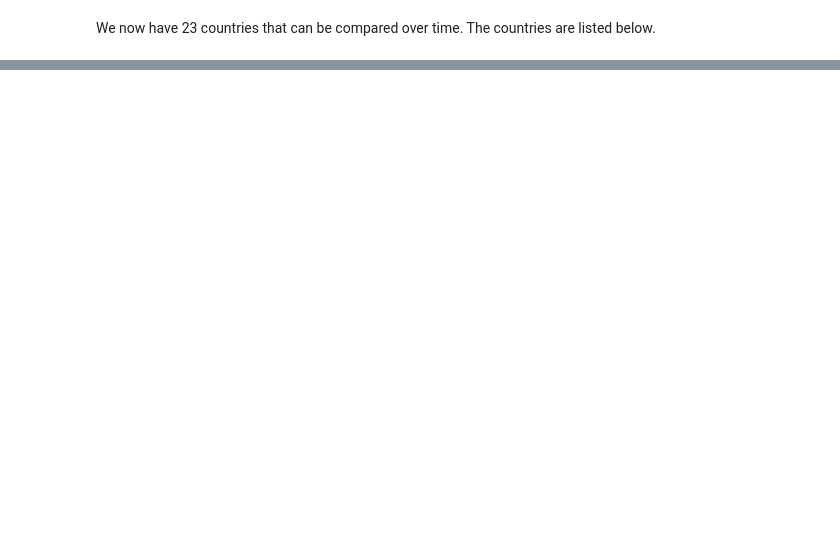
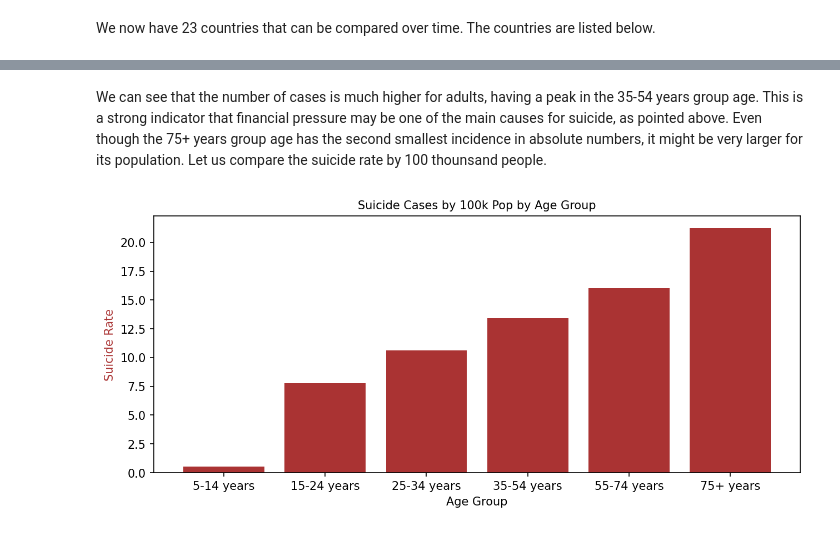
Before and after one commit to mateusmelo821/Suicide-Cases-Analysis, a Jupyter notebook: index.ipynb, the cells around one changed output, grey strips where cells are left out. Cells and saved outputs as stored; diff of their text form; code cells hidden in the pictures; blank space fills up the shorter version.

```diff
--- a/index.ipynb
+++ b/index.ipynb
@@ -169,0 +313,13 @@ plt.show()
+# %% [markdown]
+We can see that the number of cases is much higher for adults, having a peak in the 35-54 years group age. This is a strong indicator that financial pressure may be one of the main causes for suicide, as pointed above. Even though the 75+ years group age has the second smallest incidence in absolute numbers, it might be very larger for its population. Let us compare the suicide rate by 100 thounsand people.
+# %%
+df_suicide100k_by_age = df.groupby('age')['suicides_no'].sum()*100_000 / df.groupby('age')['population'].sum()
+
+fig, ax=plt.subplots(figsize=(10,4), dpi=150)
+ax.set_title('Suicide Cases by 100k Pop by Age Group', fontdict={'fontsize':10})
+ax.bar(df_suicide100k_by_age.index, df_suicide100k_by_age, color=['#AA3333'])
+ax.set_ylabel('Suicide Rate', color='#AA3333')
+ax.set_xlabel('Age Group')
+plt.show()
+# %% [output]
+[figure, added]
```
Also changed, not shown: parts of 43 cells of this notebook, 2 other files.
